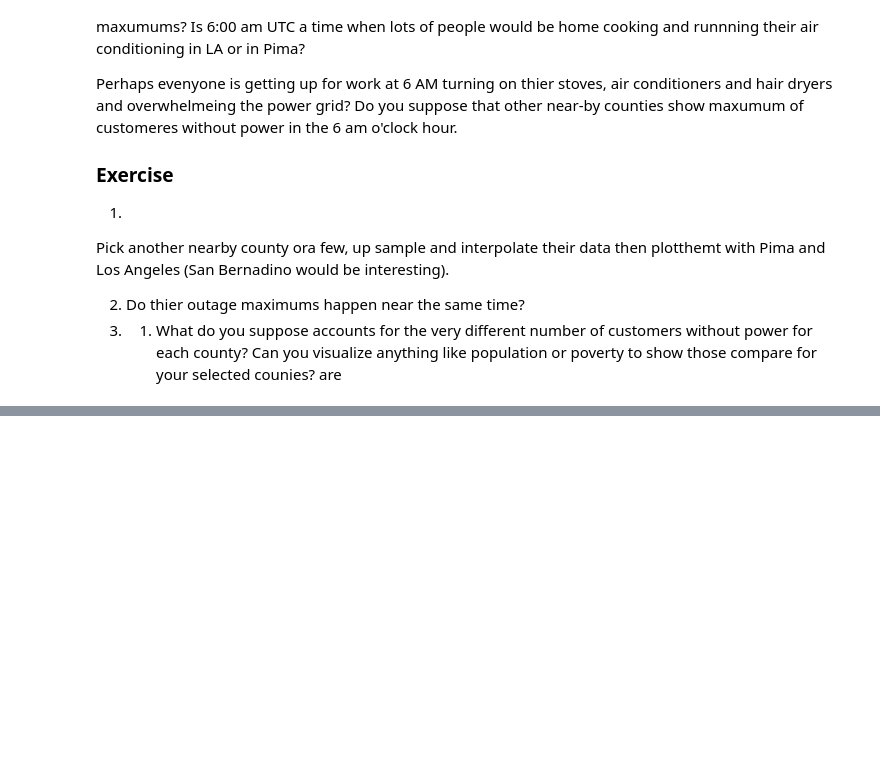
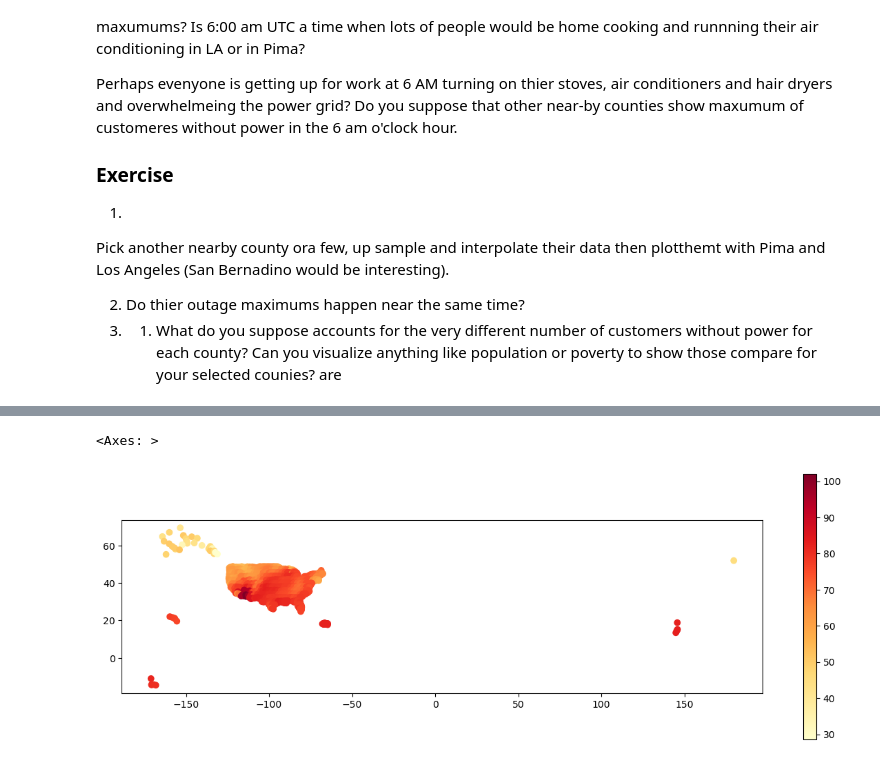
Before and after one commit to secondspass/power_outages_medically_vulnerable_populations, a Jupyter notebook: main.ipynb, the cells around one changed output, grey strips where cells are left out. Drawn from its saved outputs; the diff is of its cells as text; code cells hidden in the pictures; blank space fills up the shorter version.

```diff
--- a/main.ipynb
+++ b/main.ipynb
@@ -912,0 +931,4 @@ It's been a minute since we last looked at 2016_HHSemPOWERMapHistoricalDataset.x
+# %%
+import geopandas as gpd
+ctyavtemp62016_gpd_df = gpd.GeoDataFrame(ctyavtemp62016_df, geometry=gpd.points_from_xy(ctyavtemp62016_gpd_df['Lon'], ctyavtemp62016_gpd_df['Lat'], crs="EPSG:4326"))
+ctyavtemp62016_gpd_df
@@ -912,0 +953,6 @@ It's been a minute since we last looked at 2016_HHSemPOWERMapHistoricalDataset.x
+# %%
+# map the TempF column with geopandas
+ctyavtemp62016_gpd_df.plot(column='TempF', cmap='YlOrRd', legend=True, figsize=(15, 5))
+# %% [output]
+<Axes: >
+[figure, added]
```
Also changed, not shown: parts of 36 cells of this notebook.
